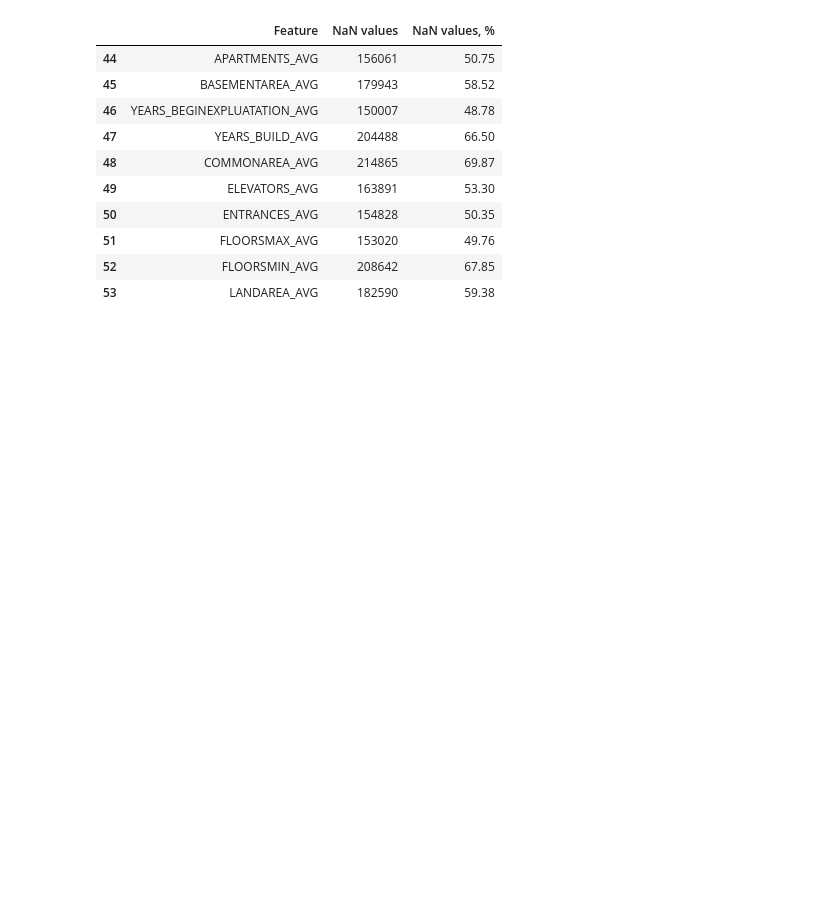
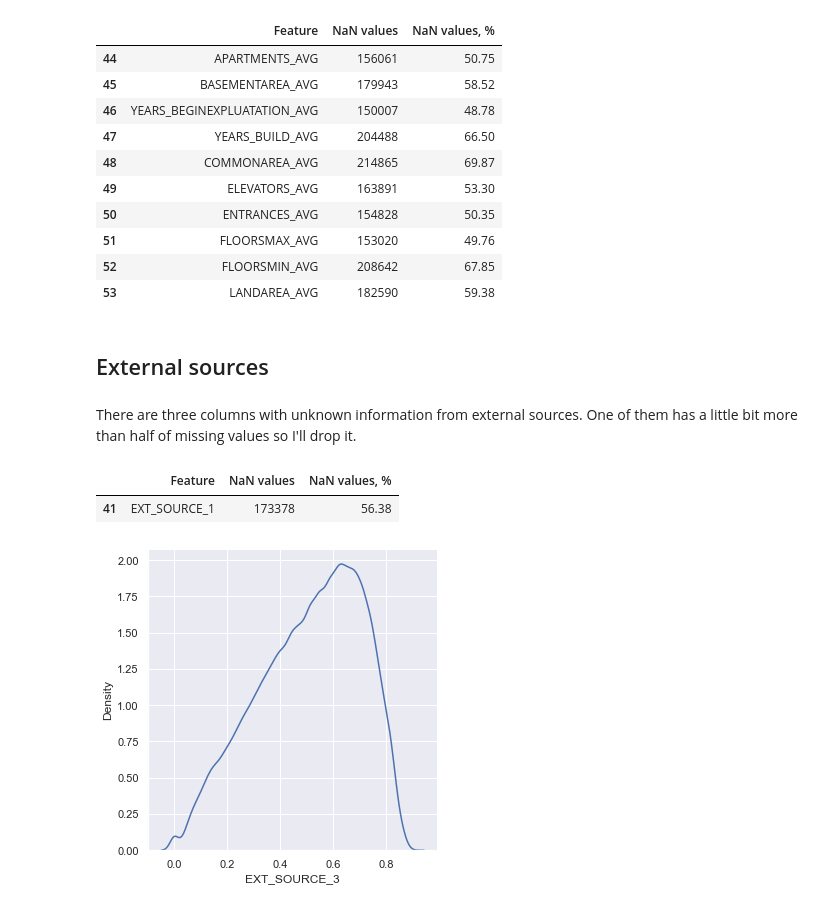
Before and after one commit to Gedas-LT/kaggle-home-credit, a Jupyter notebook: notebook.ipynb, the cells around one changed output. Cells and saved outputs as stored; diff of their text form; code cells hidden in the pictures; blank space fills up the shorter version.

```diff
--- a/notebook.ipynb
+++ b/notebook.ipynb
@@ -28,9 +28,13 @@ Kaggle competition URL: https://www.kaggle.com/c/home-credit-default-risk/overvi
 # %% [markdown]
 # Imports
 # %%
+import random
+
 import pandas as pd
 pd.set_option("display.float_format","{:,.2f}".format)
 pd.set_option("display.max_columns", None)
+import seaborn as sns
+sns.set_theme()
 # %% [markdown]
 ***
 # %% [markdown]
@@ -229,3 +233,12 @@ nan_values[nan_values["Feature"].isin(building_info)].head(10)
 # %%
 application_train = application_train.drop(columns=building_info)
 application_test = application_test.drop(columns=building_info)
+# %% [markdown]
+## External sources
+# %% [markdown]
+There are three columns with unknown information from external sources. One of them has a little bit more than half of missing values so I'll drop it.
+# %%
+nan_values[nan_values["Feature"] == "EXT_SOURCE_1"]
+# %% [output]
+|  | Feature | NaN values | NaN values, % |
+| 41 | EXT_SOURCE_1 | 173378 | 56.38 |
@@ -231,0 +248,4 @@ application_test = application_test.drop(columns=building_info)
+# %%
+sns.displot(data=application_train, x="EXT_SOURCE_3", kind="kde");
+# %% [output]
+[figure, added]
```
Also changed, not shown: parts of 10 cells of this notebook.
